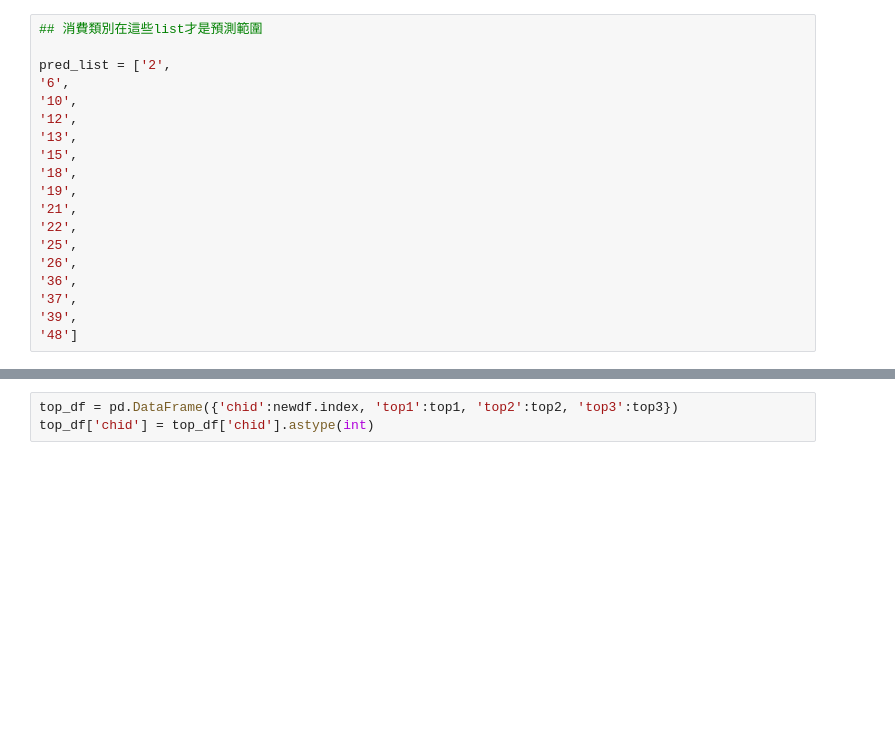
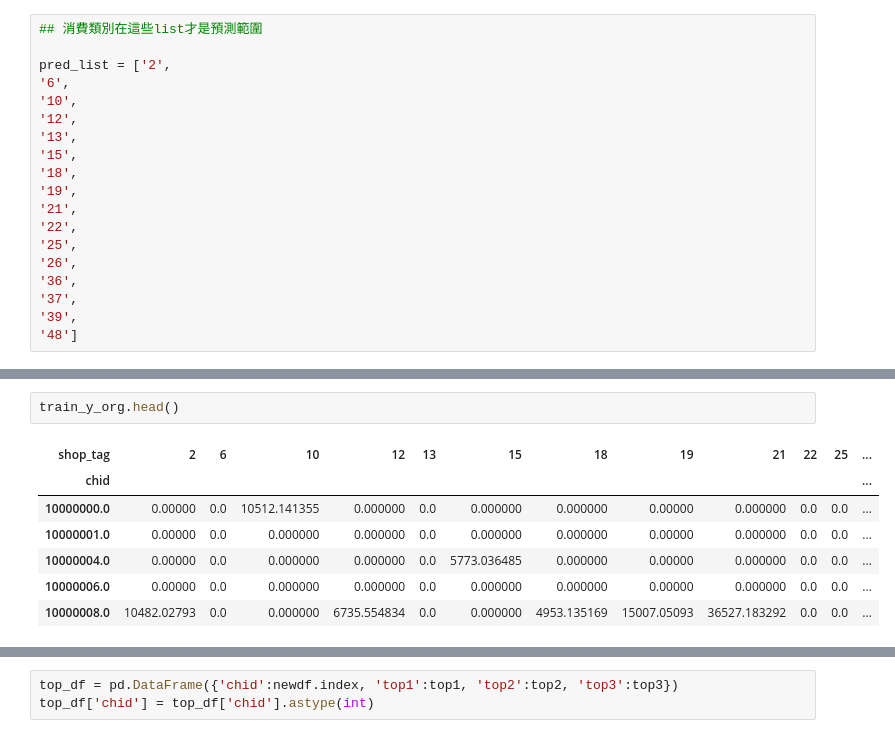
Before and after one commit to alexlautw9527/for_notebook, a Jupyter notebook: 玉山2021冬季賽推薦系統.ipynb, the cells around one changed output, grey strips where cells are left out. Saved outputs shown, nothing was run; the diff lists cells and outputs as text; blank space fills up the shorter version.

```diff
--- a/玉山2021冬季賽推薦系統.ipynb
+++ b/玉山2021冬季賽推薦系統.ipynb
@@ -262,0 +156,10 @@ top3 = [list(newdf.columns)[x] for x in (-newdf.values).argsort(axis=1)[:,2]]
+# %%
+train_y_org.head()
+# %% [output]
+| shop_tag | 2 | 6 | 10 | 12 | 13 | 15 | 18 | 19 | 21 | 22 | 25 | ... |
+| chid |  |  |  |  |  |  |  |  |  |  |  | ... |
+| 10000000.0 | 0.00000 | 0.0 | 10512.141355 | 0.000000 | 0.0 | 0.000000 | 0.000000 | 0.00000 | 0.000000 | 0.0 | 0.0 | ... |
+| 10000001.0 | 0.00000 | 0.0 | 0.000000 | 0.000000 | 0.0 | 0.000000 | 0.000000 | 0.00000 | 0.000000 | 0.0 | 0.0 | ... |
+| 10000004.0 | 0.00000 | 0.0 | 0.000000 | 0.000000 | 0.0 | 5773.036485 | 0.000000 | 0.00000 | 0.000000 | 0.0 | 0.0 | ... |
+| 10000006.0 | 0.00000 | 0.0 | 0.000000 | 0.000000 | 0.0 | 0.000000 | 0.000000 | 0.00000 | 0.000000 | 0.0 | 0.0 | ... |
+| 10000008.0 | 10482.02793 | 0.0 | 0.000000 | 6735.554834 | 0.0 | 0.000000 | 4953.135169 | 15007.05093 | 36527.183292 | 0.0 | 0.0 | ... |
```
Also changed, not shown: parts of 65 cells of this notebook.
